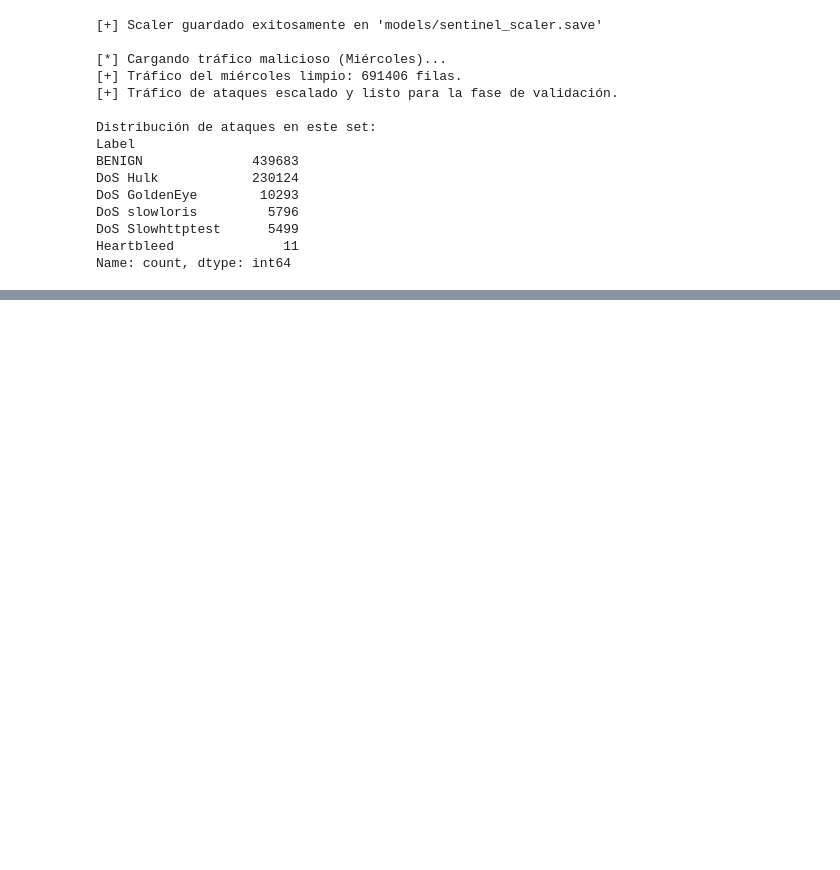
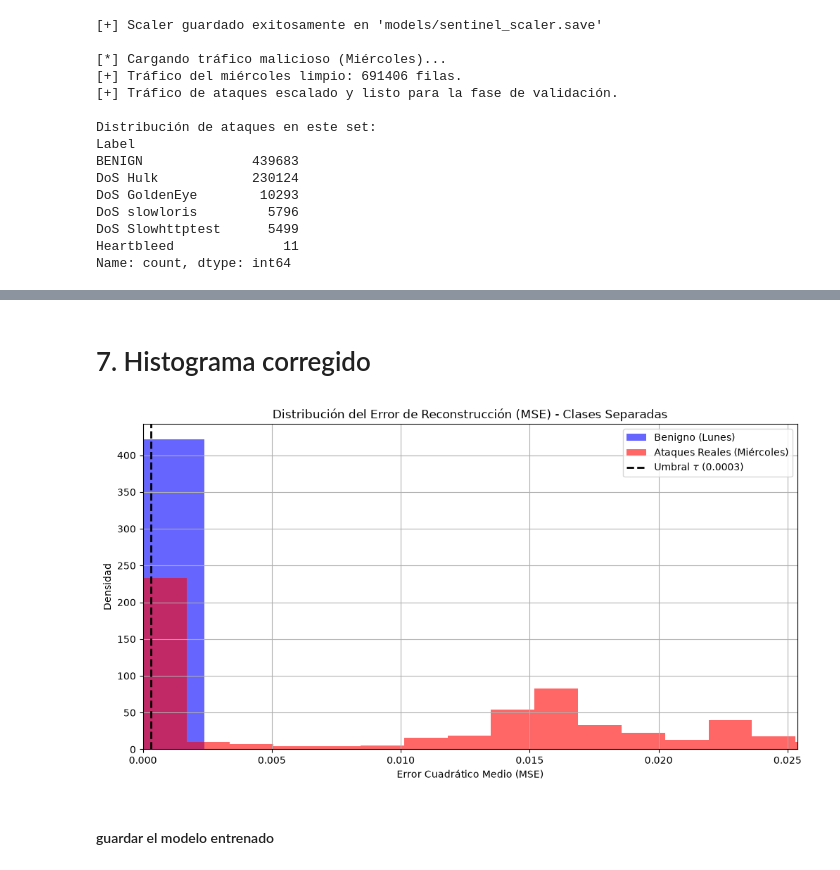
Before and after one commit to justicepaladin/SentinelAI, a Jupyter notebook: SentinelAI-Model/01_Exploracion_Dataset.ipynb, the cells around one changed output, grey strips where cells are left out. Saved outputs shown, nothing was run; the diff lists cells and outputs as text; code cells hidden in the pictures; blank space fills up the shorter version.

```diff
--- a/SentinelAI-Model/01_Exploracion_Dataset.ipynb
+++ b/SentinelAI-Model/01_Exploracion_Dataset.ipynb
@@ -199,0 +320,30 @@ Name: count, dtype: int64
+# %% [markdown]
+# 7. Histograma corregido
+# %%
+# Filtramos usando las etiquetas para quedarnos SOLO con las anomalías reales del miércoles
+mse_ataques_reales = mse_ataques[y_ataques != 'BENIGN']
+
+plt.figure(figsize=(12, 6))
+
+# Histograma Benigno (Lunes)
+plt.hist(mse_benign, bins=50, alpha=0.6, color='blue', label='Benigno (Lunes)', density=True)
+
+# Histograma Ataques REALES (Miércoles)
+plt.hist(mse_ataques_reales, bins=50, alpha=0.6, color='red', label='Ataques Reales (Miércoles)', density=True)
+
+# Línea del umbral Tau
+plt.axvline(tau, color='black', linestyle='dashed', linewidth=2, label=f'Umbral $\\tau$ ({tau:.4f})')
+
+plt.title('Distribución del Error de Reconstrucción (MSE) - Clases Separadas')
+plt.xlabel('Error Cuadrático Medio (MSE)')
+plt.ylabel('Densidad')
+
+# Ajustamos el límite X para ver bien la campana benigna y cómo los ataques se disparan hacia la derecha
+plt.xlim(0, np.percentile(mse_ataques_reales, 95))
+plt.legend()
+plt.grid(True)
+plt.show()
+# %% [output]
+[figure, added]
+# %% [markdown]
+#### guardar el modelo entrenado
```
Also changed, not shown: parts of 4 cells of this notebook.
